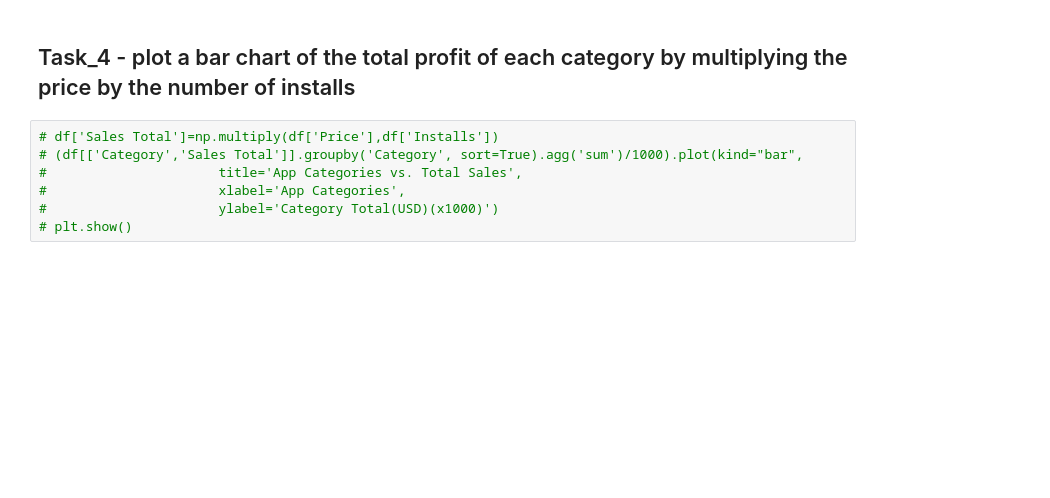
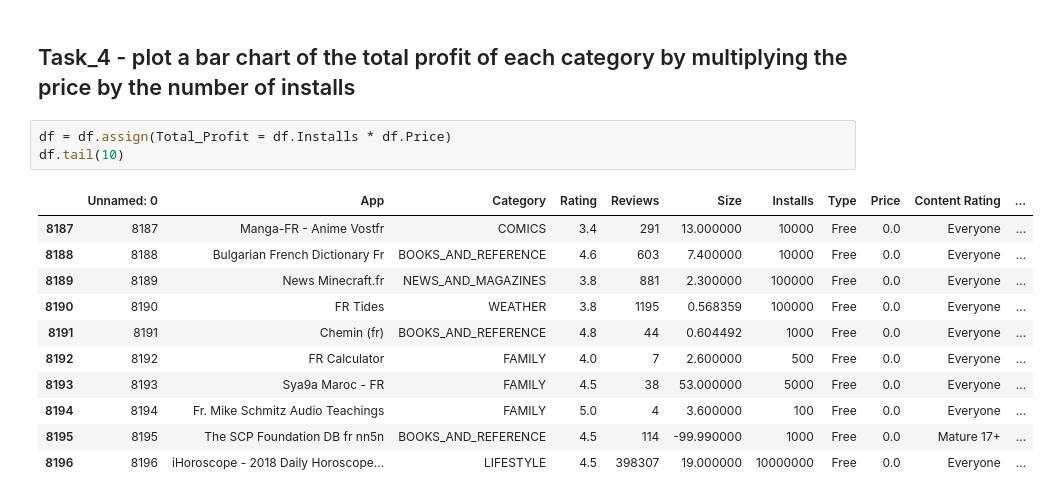
Before and after one commit to onurer87/data-5---team-4, a Jupyter notebook: Stage_2/Week_2/week_2.ipynb, the cells around one changed output. Drawn from its saved outputs; the diff is of its cells as text; blank space fills up the shorter version.

```diff
--- a/Stage_2/Week_2/week_2.ipynb
+++ b/Stage_2/Week_2/week_2.ipynb
@@ -43,9 +84,17 @@ plt.show()
 # %% [markdown]
 ## Task_4 - plot a bar chart of the total profit of each category by multiplying the price by the number of installs
-# %%
-# df['Sales Total']=np.multiply(df['Price'],df['Installs'])
-# (df[['Category','Sales Total']].groupby('Category', sort=True).agg('sum')/1000).plot(kind="bar",
-#                      title='App Categories vs. Total Sales',
-#                      xlabel='App Categories',
-#                      ylabel='Category Total(USD)(x1000)')
-# plt.show()
+# %%
+df = df.assign(Total_Profit = df.Installs * df.Price)
+df.tail(10)
+# %% [output]
+|  | Unnamed: 0 | App | Category | Rating | Reviews | Size | Installs | Type | Price | Content Rating | ... |
+| 8187 | 8187 | Manga-FR - Anime Vostfr | COMICS | 3.4 | 291 | 13.000000 | 10000 | Free | 0.0 | Everyone | ... |
+| 8188 | 8188 | Bulgarian French Dictionary Fr | BOOKS_AND_REFERENCE | 4.6 | 603 | 7.400000 | 10000 | Free | 0.0 | Everyone | ... |
+| 8189 | 8189 | News Minecraft.fr | NEWS_AND_MAGAZINES | 3.8 | 881 | 2.300000 | 100000 | Free | 0.0 | Everyone | ... |
+| 8190 | 8190 | FR Tides | WEATHER | 3.8 | 1195 | 0.568359 | 100000 | Free | 0.0 | Everyone | ... |
+| 8191 | 8191 | Chemin (fr) | BOOKS_AND_REFERENCE | 4.8 | 44 | 0.604492 | 1000 | Free | 0.0 | Everyone | ... |
+| 8192 | 8192 | FR Calculator | FAMILY | 4.0 | 7 | 2.600000 | 500 | Free | 0.0 | Everyone | ... |
+| 8193 | 8193 | Sya9a Maroc - FR | FAMILY | 4.5 | 38 | 53.000000 | 5000 | Free | 0.0 | Everyone | ... |
+| 8194 | 8194 | Fr. Mike Schmitz Audio Teachings | FAMILY | 5.0 | 4 | 3.600000 | 100 | Free | 0.0 | Everyone | ... |
+| 8195 | 8195 | The SCP Foundation DB fr nn5n | BOOKS_AND_REFERENCE | 4.5 | 114 | -99.990000 | 1000 | Free | 0.0 | Mature 17+ | ... |
+| 8196 | 8196 | iHoroscope - 2018 Daily Horoscope... | LIFESTYLE | 4.5 | 398307 | 19.000000 | 10000000 | Free | 0.0 | Everyone | ... |
```
Also changed, not shown: parts of 11 cells of this notebook.
